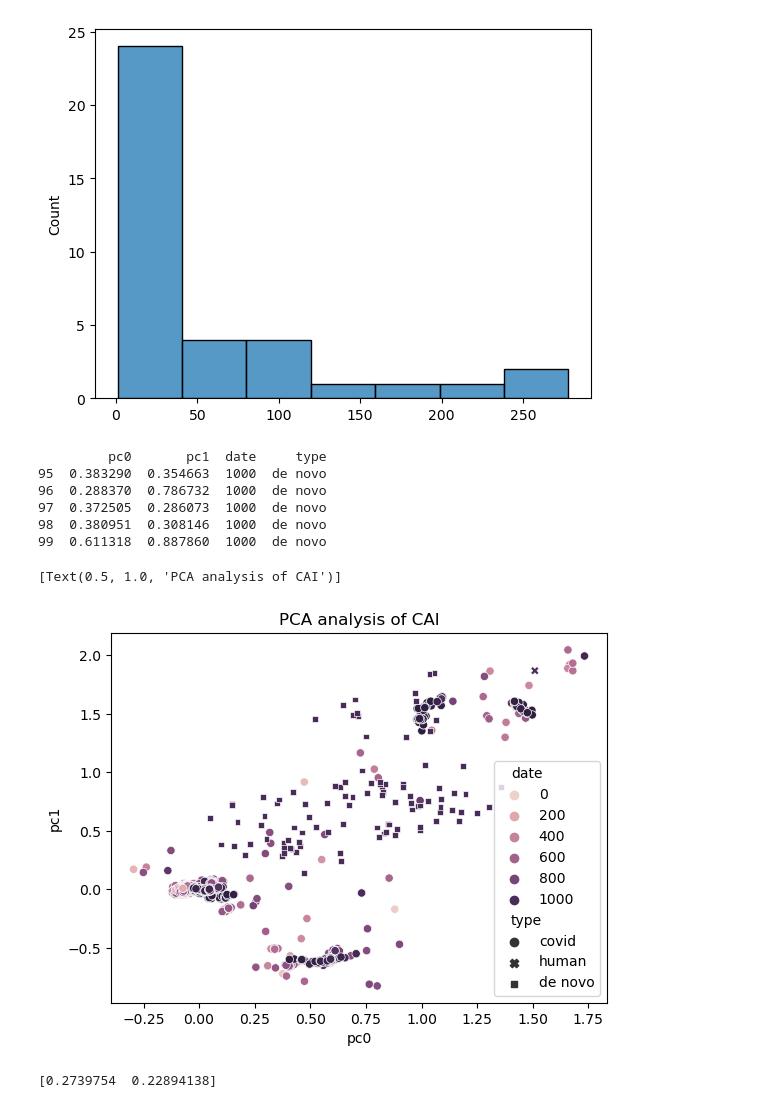
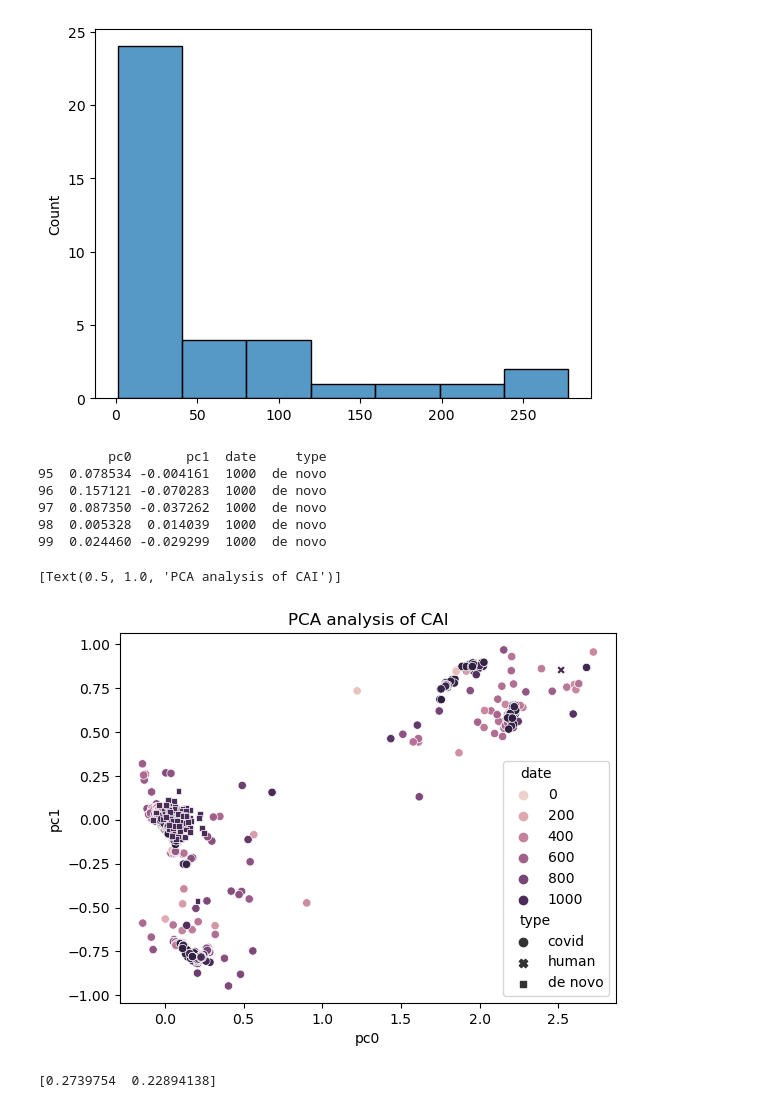
Before and after one commit to Dominko/spike_protein_rna_generator, a Jupyter notebook: scripts/data_analysis/analysis de novo.ipynb, the cells around one changed output. Saved outputs shown, nothing was run; the diff lists cells and outputs as text; code cells hidden in the pictures.

```diff
--- a/scripts/data_analysis/analysis de novo.ipynb
+++ b/scripts/data_analysis/analysis de novo.ipynb
@@ -17,9 +17,9 @@ human_proteome_path = "../../datasets/raw/Homo_sapiens.GRCh38.cds.all.fa.gz"
 # base_path = "../../datasets/raw/spikenuc0415_clean_n_X.fasta"
 # base_path = "../../datasets/raw/spike_nuc_clean_3813"
 base_path = "../../datasets/raw/spike_nuc_X.fasta.gz"
-de_novo_path = "../../sample_outputs/2023_06_28__13_17_41/rnaformer_base__generated__de_novo.fasta"
-de_novo_human_path = "../../sample_outputs/2023_06_28__13_31_04/rnaformer_base_human_cai__generated__de_novo.fasta"
-de_novo_covid_path = "../../sample_outputs/2023_07_21__16_28_20/rnaformer_large_covid_cai__generated__de_novo.fasta"
+de_novo_path = "../../sample_outputs/2023_11_20__13_56_18/rnaformerS_large__generated__de_novo.fasta"
+# de_novo_human_path = "../../sample_outputs/2023_06_28__13_31_04/rnaformer_base_human_cai__generated__de_novo.fasta"
+# de_novo_covid_path = "../../sample_outputs/2023_07_21__16_28_20/rnaformer_large_covid_cai__generated__de_novo.fasta"
 paths = []
 
 pattern = re.compile("[^AatTgGcC*?]")
@@ -63,13 +63,13 @@ plt.show()
 KeyboardInterrupt:
 # %%
 lens = {}
-for path in paths:
+for path in [de_novo_path]:
     with open(path, "r") as handle:
         for seq_record in tqdm(SeqIO.parse(handle, "fasta")):
             if len(seq_record.seq) in lens:
                 lens[len(seq_record.seq)] += 1
             else:
-                lens[len(seq_record.seq)] = 0
+                lens[len(seq_record.seq)] = 1
 
 
             # if len(lens) > 100:
@@ -88,6 +88,10 @@ print(lens_pd)
 # # print(max(set(lens), key=lens.count))
 # # print(lens.count(max(set(lens), key=lens.count)))
 # print(st.t.interval(confidence=0.95, df=len(lens)-1, loc=np.mean(lens), scale=st.sem(lens)) )
-# plt.hist(lens, bins=18, range=(3804, 3821))
+
+# plt.hist(lens_pd, bins=100)
 # plt.show()
+
+plt.bar(lens.keys(), lens.values())
+plt.show()
 # %% [output]
@@ -331,7 +335,7 @@ def days(d):
 all_biases = covid_biases + [human_bias]
 all_biases_pd = pd.DataFrame(all_biases)
 covid_biases_pd = pd.DataFrame(covid_biases)
-de_novo_biases_pd = pd.DataFrame(random.sample(de_novo_human_biases, 100))
+de_novo_biases_pd = pd.DataFrame(random.sample(de_novo_biases, 100))
 human_bias_pd = pd.DataFrame([human_bias])
 # print(all_biases_pd.head())
 # print(all_biases_pd.tail())
@@ -345,39 +349,39 @@ pca = PCA(n_components=2)
 
 pca.fit(all_biases_pd.drop(columns=["date"], inplace=False))
 
 covid_biases_pd = pca.transform(covid_biases_pd)
 human_bias_pd = pca.transform(human_bias_pd)
 de_novo_biases_pd = pca.transform(de_novo_biases_pd)
 
 covid_biases_pd = pd.DataFrame(covid_biases_pd, columns=["pc0", "pc1"])
 covid_biases_pd["date"] = dates
 covid_biases_pd["type"] = "covid"
 
 human_bias_pd = pd.DataFrame(human_bias_pd, columns=["pc0", "pc1"])
 human_bias_pd["date"] = 1000
 human_bias_pd["type"] = "human"
 
 de_novo_biases_pd = pd.DataFrame(de_novo_biases_pd, columns=["pc0", "pc1"])
 de_novo_biases_pd["date"] = 1000
 de_novo_biases_pd["type"] = "de novo"
 
 all_biases_pd = pd.concat([covid_biases_pd, human_bias_pd, de_novo_biases_pd])
 print(all_biases_pd.tail())
 
 sns.scatterplot(all_biases_pd["pc0"], all_biases_pd["pc1"], hue=all_biases_pd["date"], style=all_biases_pd["type"]).set(title='PCA analysis of CAI')
 
 # sns.kdeplot(
 #     data=all_biases_pd, x="pc0", y="1", hue="pc1", fill=True,
 # )
 # %% [output]
          pc0       pc1  date     type
-95  0.383290  0.354663  1000  de novo
-96  0.288370  0.786732  1000  de novo
-97  0.372505  0.286073  1000  de novo
-98  0.380951  0.308146  1000  de novo
-99  0.611318  0.887860  1000  de novo
+95  0.078534 -0.004161  1000  de novo
+96  0.157121 -0.070283  1000  de novo
+97  0.087350 -0.037262  1000  de novo
+98  0.005328  0.014039  1000  de novo
+99  0.024460 -0.029299  1000  de novo
 [Text(0.5, 1.0, 'PCA analysis of CAI')]
-[figure, old version]
+[figure, new version]
 # %%
 print(pca.explained_variance_ratio_)
 # %% [output]
```
Also changed, not shown: parts of 4 cells of this notebook, 11 other files.
